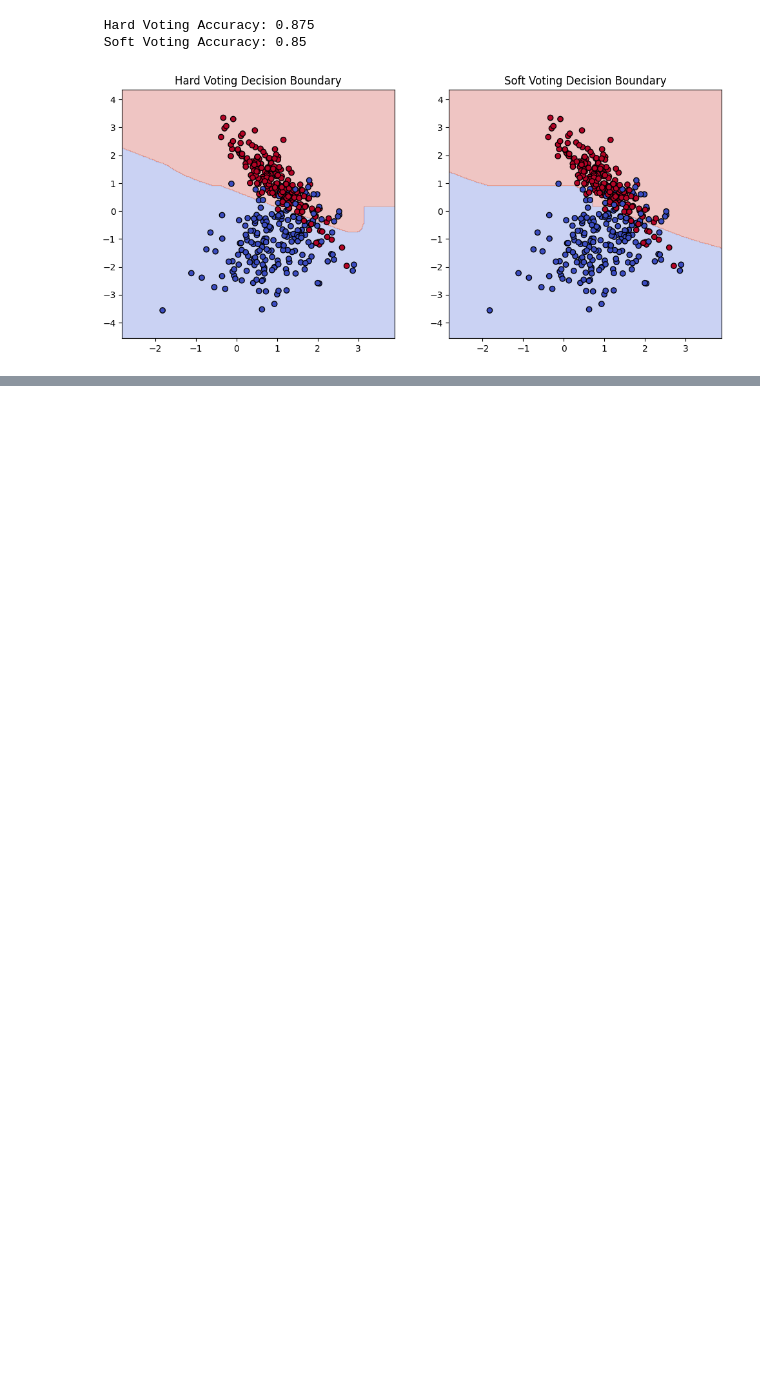
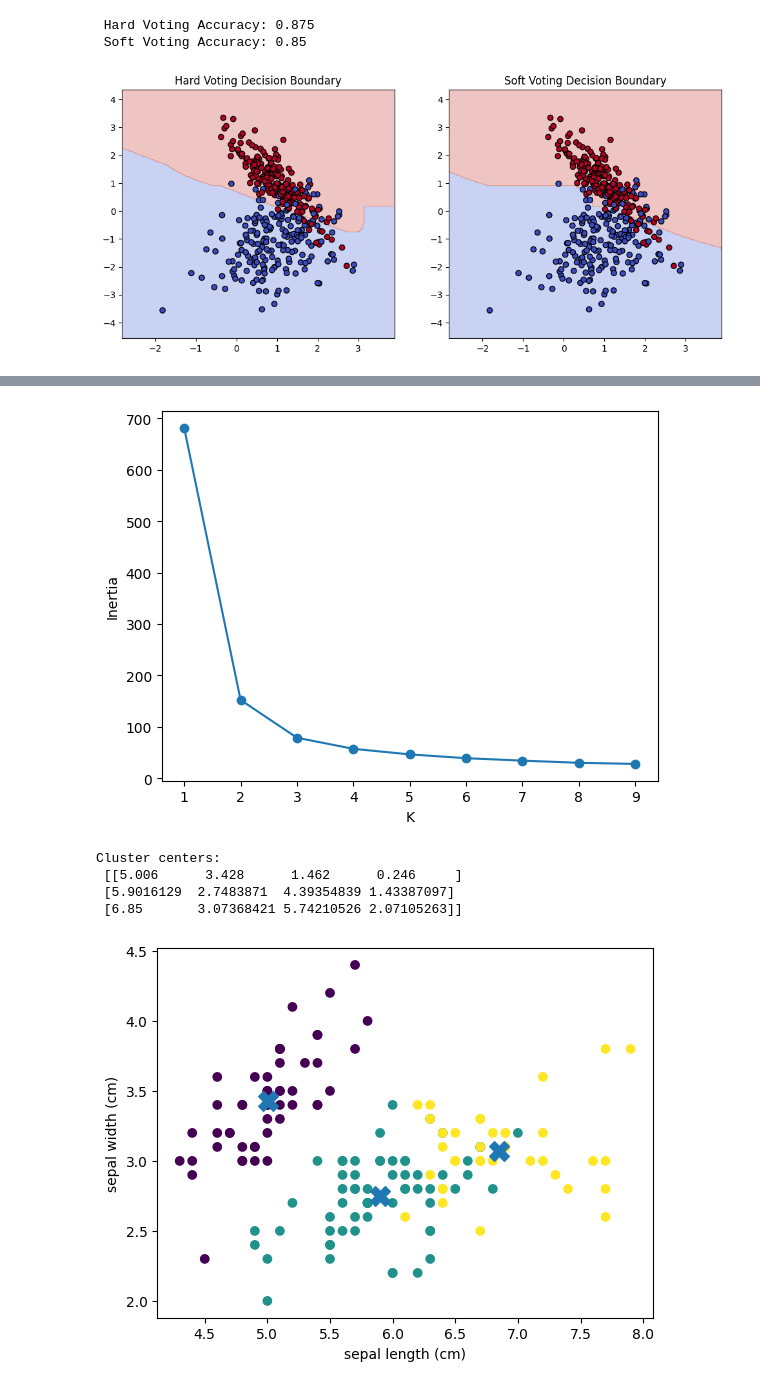
Before and after one commit to Vamc-24/LAB3-1, a Jupyter notebook: lab 3-1/ML/ML Programs.ipynb, the cells around one changed output, grey strips where cells are left out. Saved outputs shown, nothing was run; the diff lists cells and outputs as text; code cells hidden in the pictures; blank space fills up the shorter version.

```diff
--- a/lab 3-1/ML/ML Programs.ipynb
+++ b/lab 3-1/ML/ML Programs.ipynb
@@ -802,16 +536,0 @@ plt.show()
-# %%
-silhouette_avg = []
-
-for k in K_range:
-    kmeans = KMeans(n_clusters=k, random_state=42)
-    cluster_labels = kmeans.fit_predict(X)
-    score = silhouette_score(X, cluster_labels)
-    silhouette_avg.append(score)
-
-# Plot Silhouette Method
-plt.figure(figsize=(10,4))
-plt.plot(K_range, silhouette_avg, 'ro-')
-plt.xlabel("Number of Clusters (k)")
-plt.ylabel("Silhouette Score")
-plt.title("Silhouette Method for Optimal k")
-plt.show()
@@ -1100,0 +894,32 @@ plot_boundaries([hard, soft], ["Hard Voting", "Soft Voting"], X, y)
+# %%
+from sklearn.datasets import load_iris
+from sklearn.cluster import KMeans
+import matplotlib.pyplot as plt
+
+iris = load_iris()
+X = iris.data
+
+# Elbow Method
+inertia = [KMeans(n_clusters=k, n_init=10).fit(X).inertia_ for k in range(1, 10)]
+plt.plot(range(1, 10), inertia, marker='o')
+plt.xlabel("K")
+plt.ylabel("Inertia")
+plt.show()
+
+# K-Means with chosen K (e.g., 3)
+kmeans = KMeans(n_clusters=3, n_init=10).fit(X)
+print("Cluster centers:\n", kmeans.cluster_centers_)
+
+# Visualize clusters (using first two features)
+plt.scatter(X[:,0], X[:,1], c=kmeans.labels_)
+plt.scatter(kmeans.cluster_centers_[:,0], kmeans.cluster_centers_[:,1], s=200, marker='X')
+plt.xlabel(iris.feature_names[0])
+plt.ylabel(iris.feature_names[1])
+plt.show()
+# %% [output]
+[figure, added]
+Cluster centers:
+ [[5.006      3.428      1.462      0.246     ]
+ [5.9016129  2.7483871  4.39354839 1.43387097]
+ [6.85       3.07368421 5.74210526 2.07105263]]
+[figure, added]
```
Also changed, not shown: parts of 78 cells of this notebook.
